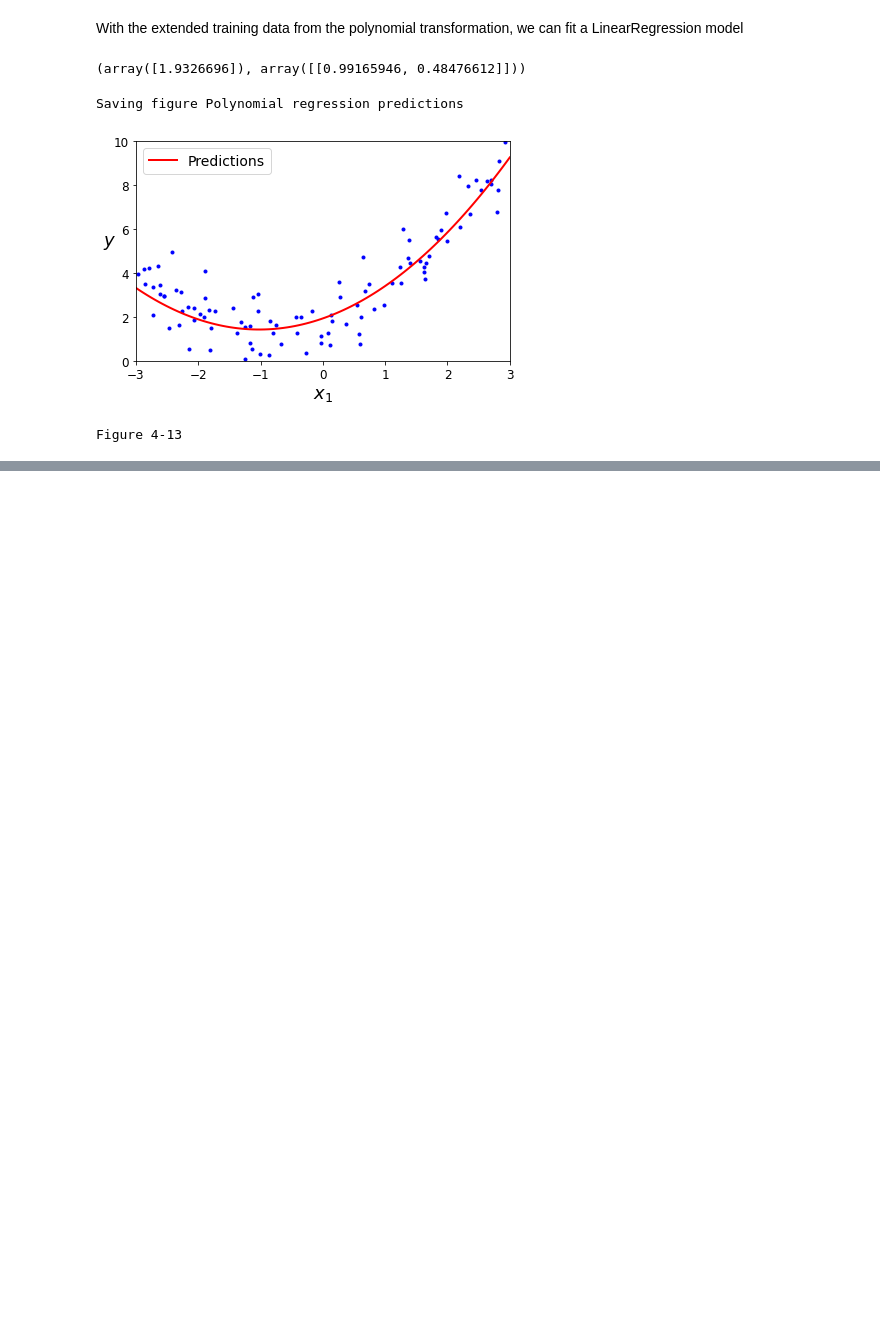
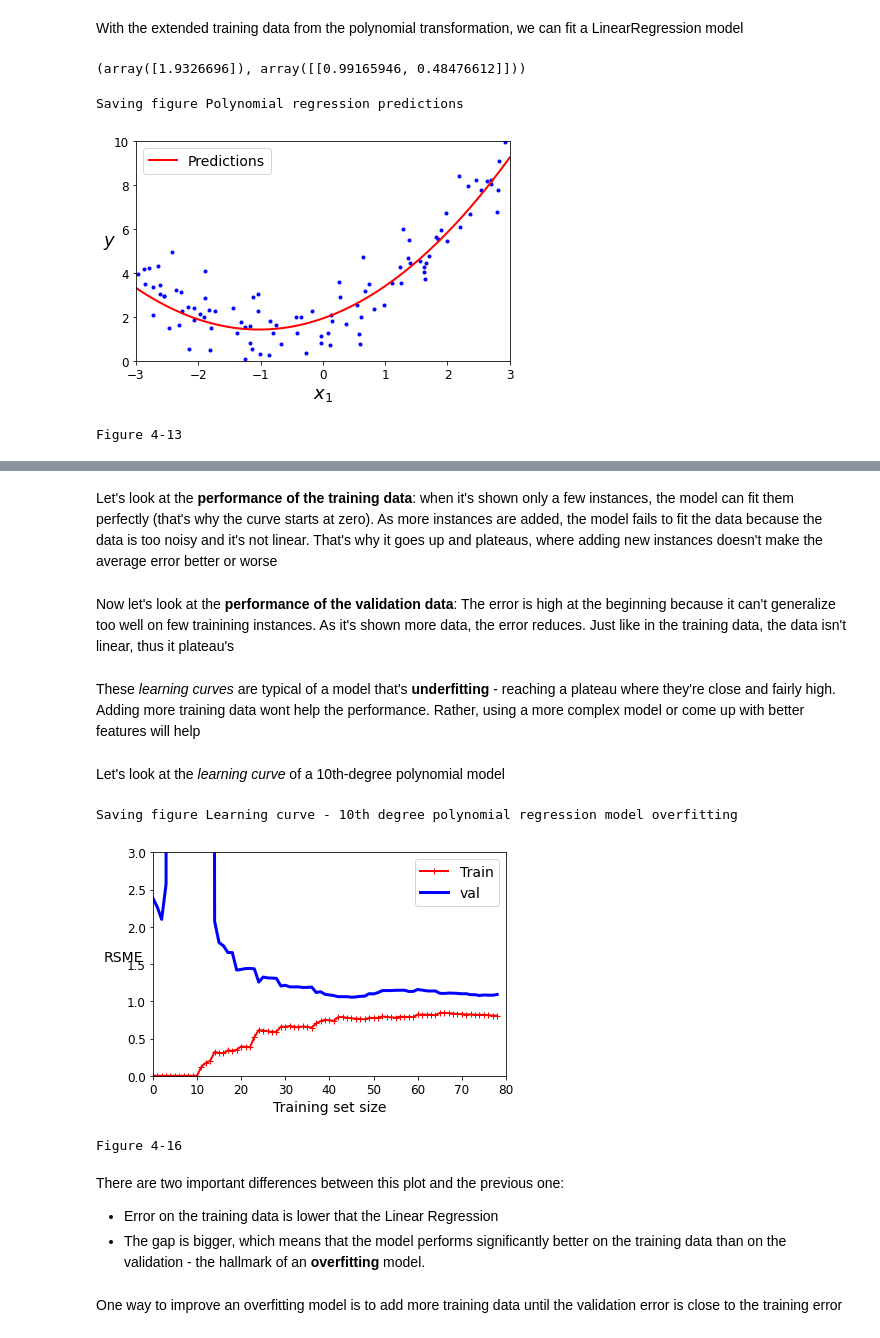
Before and after one commit to MarkJasonE/HandsOnML-TrainingLinearModels-Exercise, a Jupyter notebook: TrainingLinearModels.ipynb, the cells around one changed output, grey strips where cells are left out. Saved outputs shown, nothing was run; the diff lists cells and outputs as text; code cells hidden in the pictures; blank space fills up the shorter version.

```diff
--- a/TrainingLinearModels.ipynb
+++ b/TrainingLinearModels.ipynb
@@ -488,0 +569,30 @@ Pay attention of the combination explosion o
+# %% [markdown]
+Let's look at the <strong>performance of the training data</strong>: when it's shown only a few instances, the model can fit them perfectly (that's why the curve starts at zero). As more instances are added, the model fails to fit the data because the data is too noisy and it's not linear. That's why it goes up and plateaus, where adding new instances doesn't make the average error better or worse
+# %% [markdown]
+Now let's look at the <strong>performance of the validation data</strong>: The error is high at the beginning because it can't generalize too well on few trainining instances. As it's shown more data, the error reduces. Just like in the training data, the data isn't linear, thus it plateau's
+# %% [markdown]
+These <em>learning curves</em> are typical of a model that's <strong>underfitting</strong> - reaching a plateau where they're close and fairly high. Adding more training data wont help the performance. Rather, using a more complex model or come up with better features will help
+# %% [markdown]
+Let's look at the <em>learning curve</em> of a 10th-degree polynomial model
+# %%
+polynomial_regression = Pipeline([
+    ("poly_features" ,PolynomialFeatures(degree=10,include_bias=False)),
+    ("lin_reg", LinearRegression()),
+])
+plot_learning_curve(polynomial_regression, X, y)
+plt.axis([0, 80, 0, 3])
+save_fig("Learning curve - 10th degree polynomial regression model overfitting")
+plt.show()
+print("Figure 4-16")
+# %% [output]
+Saving figure Learning curve - 10th degree polynomial regression model overfitting
+[figure, added]
+Figure 4-16
+# %% [markdown]
+There are two important differences between this plot and the previous one:
+<ul>
+    <li>Error on the training data is lower that the Linear Regression</li>
+    <li>The gap is bigger, which means that the model performs significantly better on the training data than on the validation - the hallmark of an <strong>overfitting</strong> model. </li>
+</ul>
+# %% [markdown]
+One way to improve an overfitting model is to add more training data until the validation error is close to the training error
```
Also changed, not shown: parts of 14 cells of this notebook, 4 other files.
